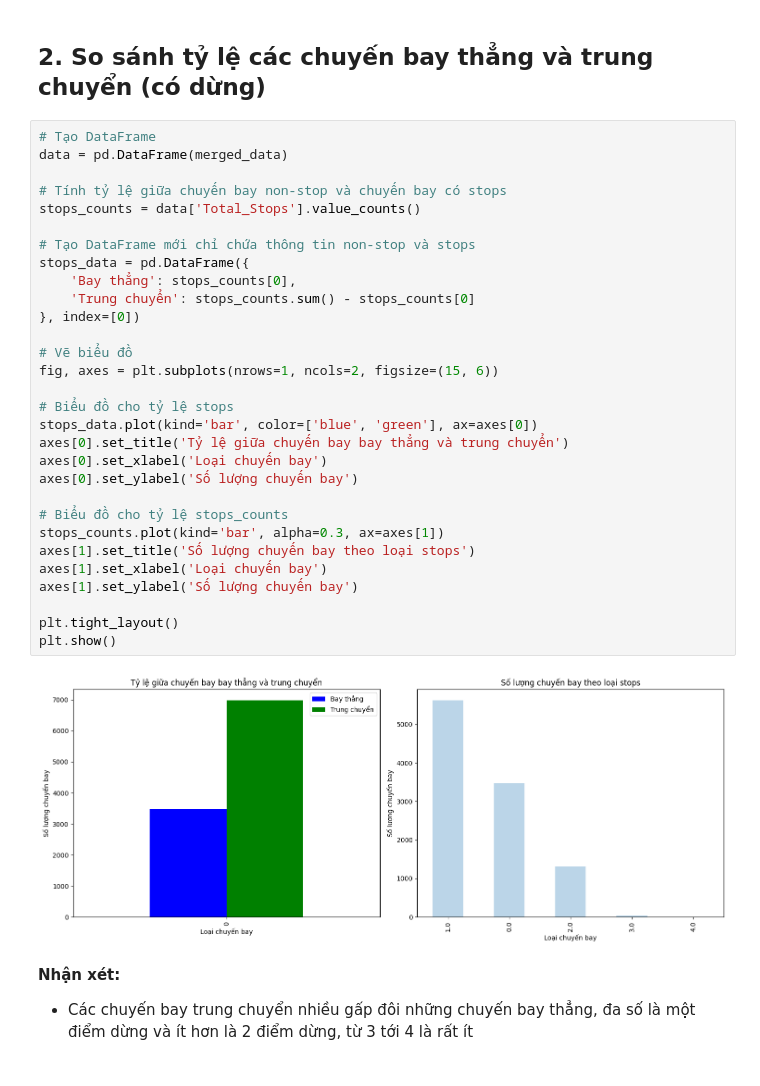
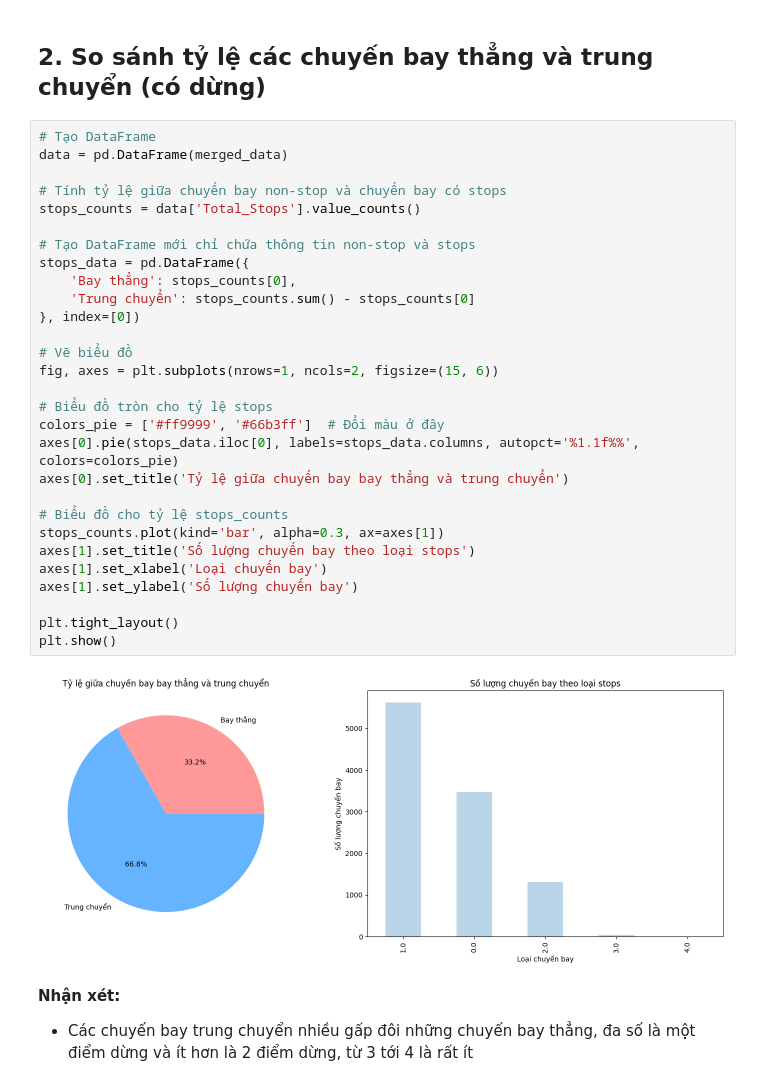
Before and after one commit to Vanniee007/ADA-Final-Project-20CQ.PTDL.05, a Jupyter notebook: FinalProject.ipynb, the cells around one changed output. Drawn from its saved outputs; the diff is of its cells as text.

```diff
--- a/FinalProject.ipynb
+++ b/FinalProject.ipynb
@@ -423,35 +411,34 @@ plt.show()
 # %%
 # Tạo DataFrame
 data = pd.DataFrame(merged_data)
 
 # Tính tỷ lệ giữa chuyến bay non-stop và chuyến bay có stops
 stops_counts = data['Total_Stops'].value_counts()
 
 # Tạo DataFrame mới chỉ chứa thông tin non-stop và stops
 stops_data = pd.DataFrame({
     'Bay thẳng': stops_counts[0],
     'Trung chuyển': stops_counts.sum() - stops_counts[0]
 }, index=[0])
 
 # Vẽ biểu đồ
 fig, axes = plt.subplots(nrows=1, ncols=2, figsize=(15, 6))
 
-# Biểu đồ cho tỷ lệ stops
-stops_data.plot(kind='bar', color=['blue', 'green'], ax=axes[0])
+# Biểu đồ tròn cho tỷ lệ stops
+colors_pie = ['#ff9999', '#66b3ff']  # Đổi màu ở đây
+axes[0].pie(stops_data.iloc[0], labels=stops_data.columns, autopct='%1.1f%%', colors=colors_pie)
 axes[0].set_title('Tỷ lệ giữa chuyến bay bay thẳng và trung chuyển')
-axes[0].set_xlabel('Loại chuyến bay')
-axes[0].set_ylabel('Số lượng chuyến bay')
 
 # Biểu đồ cho tỷ lệ stops_counts
 stops_counts.plot(kind='bar', alpha=0.3, ax=axes[1])
 axes[1].set_title('Số lượng chuyến bay theo loại stops')
 axes[1].set_xlabel('Loại chuyến bay')
 axes[1].set_ylabel('Số lượng chuyến bay')
 
 plt.tight_layout()
 plt.show()
 # %% [output]
-[figure, old version]
+[figure, new version]
 # %% [markdown]
 **Nhận xét:**
 - Các chuyến bay trung chuyển nhiều gấp đôi những chuyến bay thẳng, đa số là một điểm dừng và ít hơn là 2 điểm dừng, từ 3 tới 4 là rất ít
```
Also changed, not shown: parts of 27 cells of this notebook.
